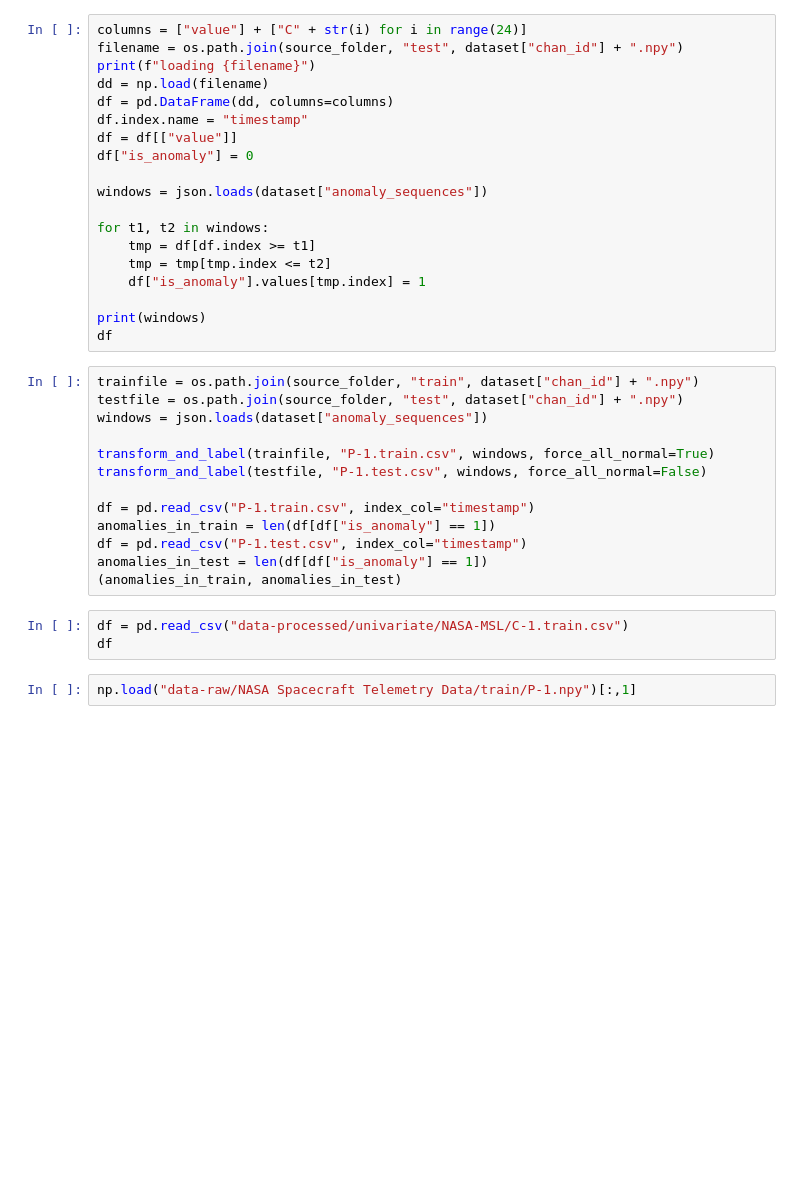
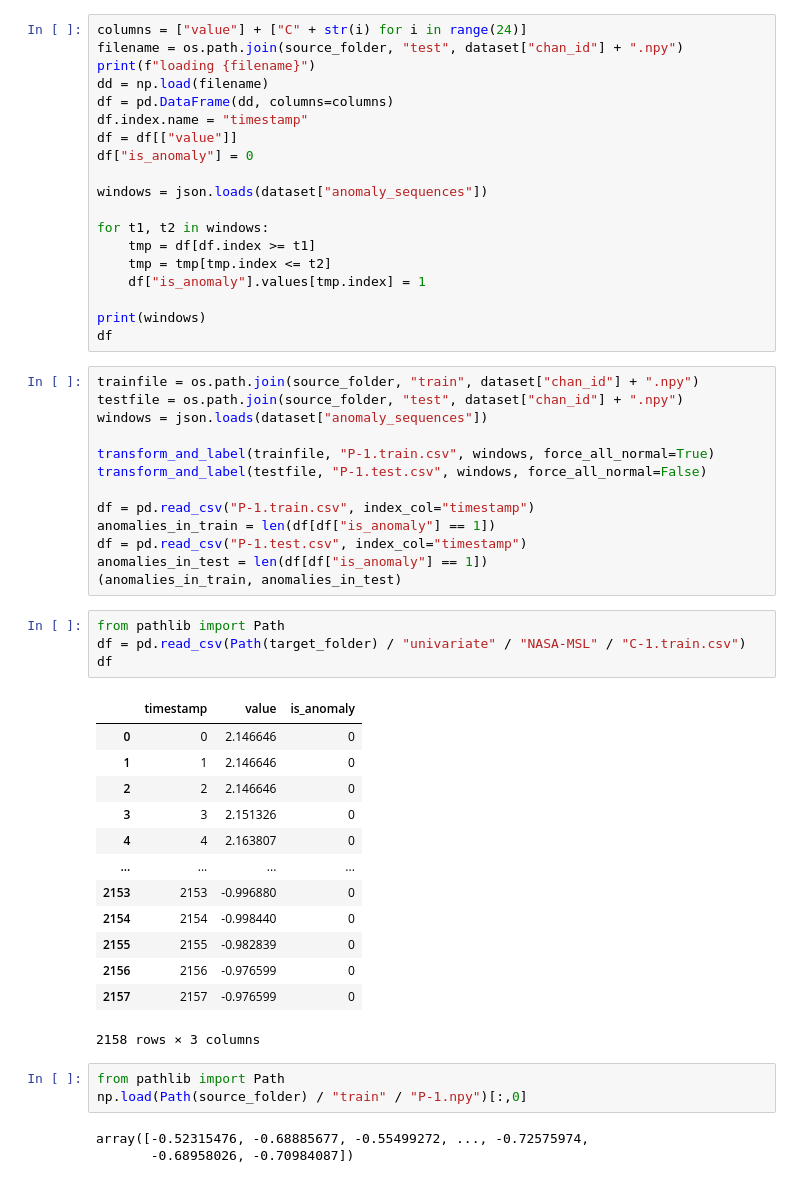
Before and after one commit to TimeEval/TimeEval, a Jupyter notebook: notebooks/data-prep/NASA Spacecraft Telemtry.ipynb, the cells around one changed output. Drawn from its saved outputs; the diff is of its cells as text; blank space fills up the shorter version.

```diff
--- a/notebooks/data-prep/NASA Spacecraft Telemtry.ipynb
+++ b/notebooks/data-prep/NASA Spacecraft Telemtry.ipynb
@@ -173,7 +198,26 @@ df = pd.read_csv("P-1.test.csv", index_col="timestamp")
 anomalies_in_test = len(df[df["is_anomaly"] == 1])
 (anomalies_in_train, anomalies_in_test)
 # %%
-df = pd.read_csv("data-processed/univariate/NASA-MSL/C-1.train.csv")
+from pathlib import Path
+df = pd.read_csv(Path(target_folder) / "univariate" / "NASA-MSL" / "C-1.train.csv")
 df
+# %% [output]
+|  | timestamp | value | is_anomaly |
+| 0 | 0 | 2.146646 | 0 |
+| 1 | 1 | 2.146646 | 0 |
+| 2 | 2 | 2.146646 | 0 |
+| 3 | 3 | 2.151326 | 0 |
+| 4 | 4 | 2.163807 | 0 |
+| ... | ... | ... | ... |
+| 2153 | 2153 | -0.996880 | 0 |
+| 2154 | 2154 | -0.998440 | 0 |
+| 2155 | 2155 | -0.982839 | 0 |
+| 2156 | 2156 | -0.976599 | 0 |
+| 2157 | 2157 | -0.976599 | 0 |
+2158 rows × 3 columns
-# %%
-np.load("data-raw/NASA Spacecraft Telemetry Data/train/P-1.npy")[:,1]
+# %%
+from pathlib import Path
+np.load(Path(source_folder) / "train" / "P-1.npy")[:,0]
+# %% [output]
+array([-0.52315476, -0.68885677, -0.55499272, ..., -0.72575974,
+       -0.68958026, -0.70984087])
```
Also changed, not shown: parts of 4 cells of this notebook, 1 other file.
